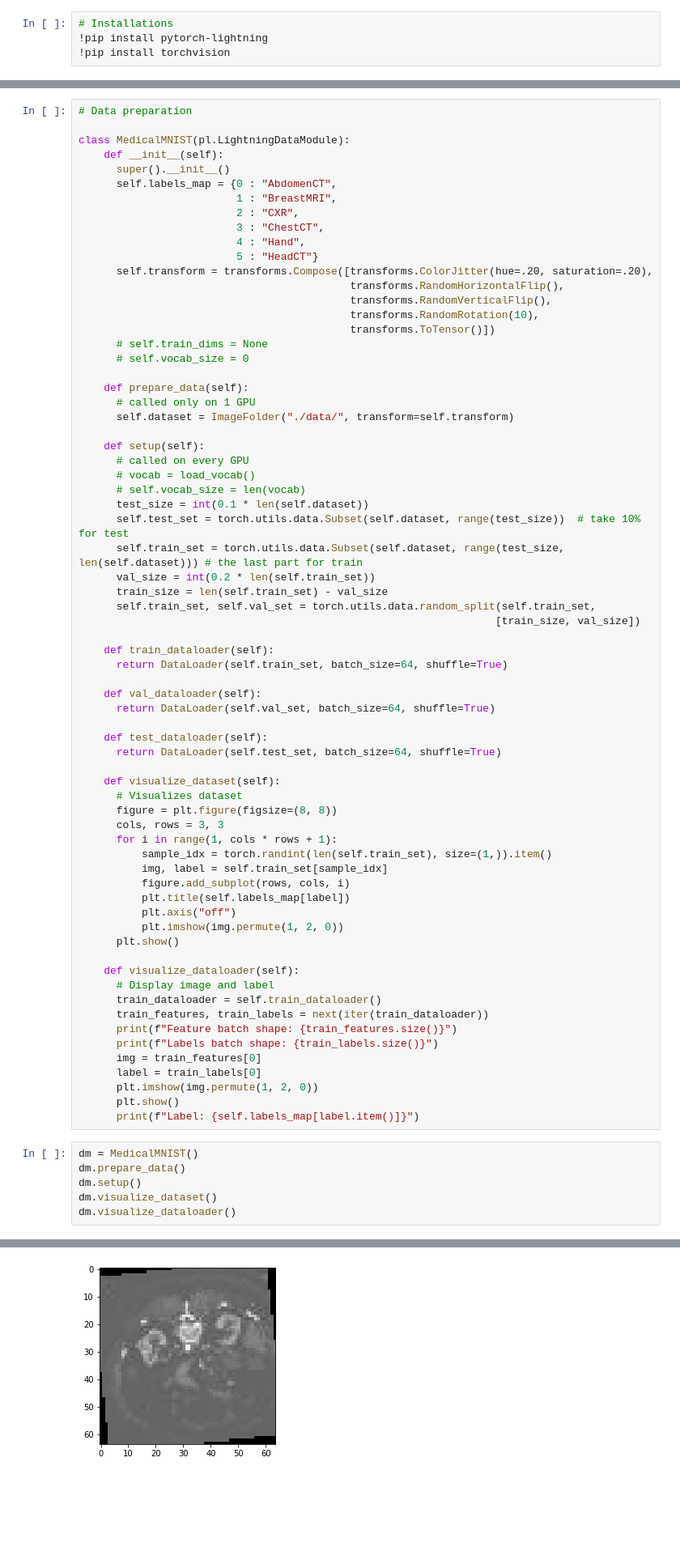
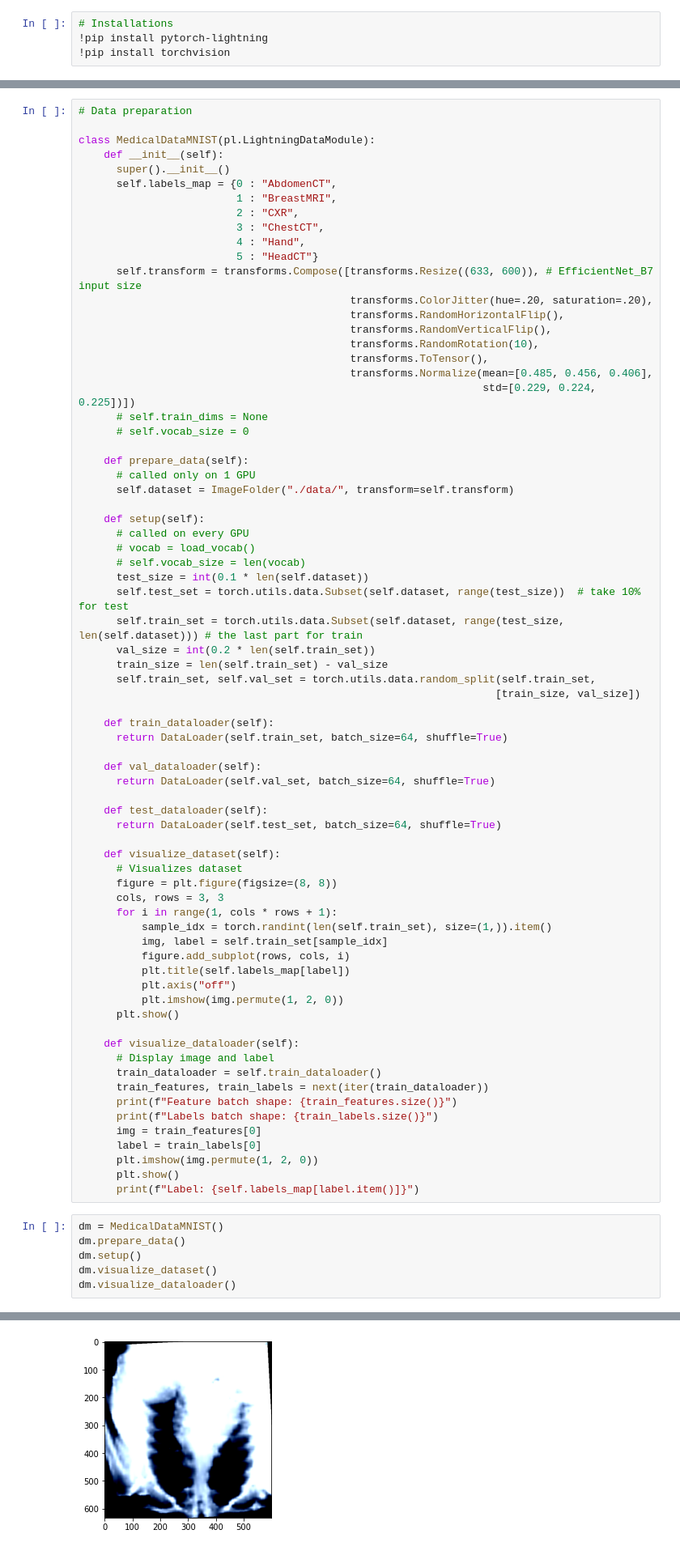
Before and after one commit to mak-en/medical_MNIST, a Jupyter notebook: classification.ipynb, the cells around one changed output, grey strips where cells are left out. Shown: that part at 81% size. Drawn from its saved outputs; the diff is of its cells as text; blank space fills up the shorter version.

```diff
--- a/classification.ipynb
+++ b/classification.ipynb
@@ -24,7 +25,7 @@ from torch.utils.data import DataLoader
 # %%
 # Data preparation
 
-class MedicalMNIST(pl.LightningDataModule):
+class MedicalDataMNIST(pl.LightningDataModule):
     def __init__(self):
       super().__init__()
       self.labels_map = {0 : "AbdomenCT",
@@ -33,11 +34,14 @@ class MedicalMNIST(pl.LightningDataModule):
                          3 : "ChestCT",
                          4 : "Hand",
                          5 : "HeadCT"}
-      self.transform = transforms.Compose([transforms.ColorJitter(hue=.20, saturation=.20),
+      self.transform = transforms.Compose([transforms.Resize((633, 600)), # EfficientNet_B7 input size
+                                           transforms.ColorJitter(hue=.20, saturation=.20),
                                            transforms.RandomHorizontalFlip(),
                                            transforms.RandomVerticalFlip(),
                                            transforms.RandomRotation(10),
-                                           transforms.ToTensor()])
+                                           transforms.ToTensor(),
+                                           transforms.Normalize(mean=[0.485, 0.456, 0.406],
+                                                                std=[0.229, 0.224, 0.225])])
       # self.train_dims = None
       # self.vocab_size = 0
 
@@ -91,7 +95,7 @@ class MedicalMNIST(pl.LightningDataModule):
       plt.show()
       print(f"Label: {self.labels_map[label.item()]}")
 # %%
-dm = MedicalMNIST()
+dm = MedicalDataMNIST()
 dm.prepare_data()
 dm.setup()
 dm.visualize_dataset()
@@ -103 +117 @@ Labels batch shape: torch.Size([64])
-[figure, old version]
+[figure, new version]
```
Also changed, not shown: parts of 3 cells of this notebook.
